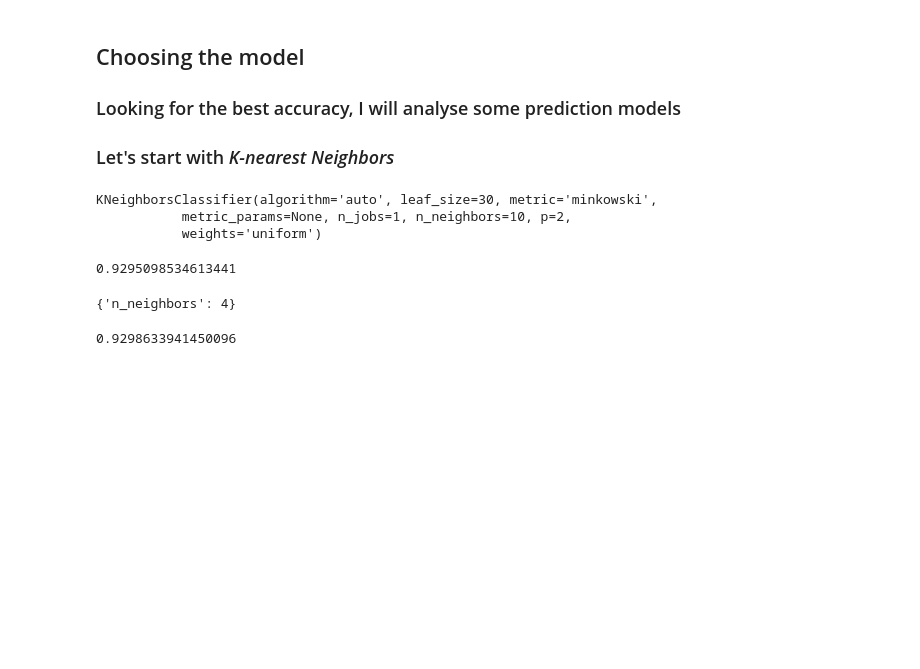
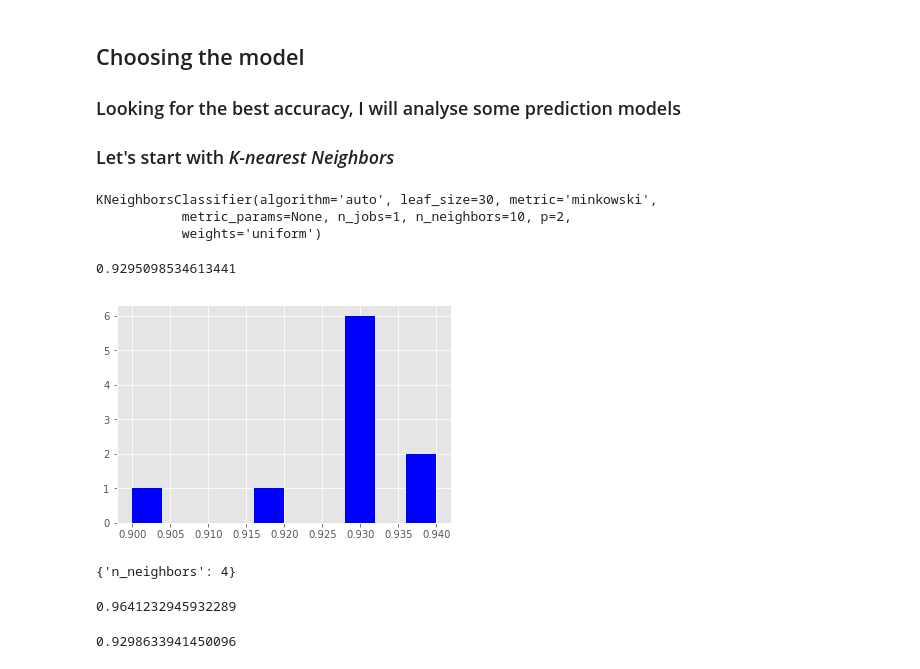
Before and after one commit to MariaGamero/TFM-ReasonsforEmployeeTurnover, a Jupyter notebook: 3.MachineLearning.ipynb, the cells around one changed output. Drawn from its saved outputs; the diff is of its cells as text; code cells hidden in the pictures; blank space fills up the shorter version.

```diff
--- a/3.MachineLearning.ipynb
+++ b/3.MachineLearning.ipynb
@@ -221,6 +233,6 @@ Index(['satisfaction_level', 'last_evaluation', 'number_project',
 # %%
 x=df_numeric[['satisfaction_level', 'last_evaluation', 'number_project',
-       'average_montly_hours', 'time_spend_company', 'Work_accident',
+       'average_montly_hours', 'time_spend_company', 'work_accident',
        'promotion_last_5years', 'high', 'low', 'medium', 'department_numeric']] #X will be the features
 y=df_numeric['left'] #left column will be the target one (1=left, 0 =stay)
 # %%
@@ -257,4 +279,9 @@ from sklearn.metrics import accuracy_score
 accuracy_score(y_test,clf1.predict(x_test))
 # %% [output]
 0.9295098534613441
+# %%
+kn=cross_val_score(clf1,x,y,cv=10,scoring="accuracy")
+plt.hist(kn, color='blue');
+# %% [output]
+[figure, added]
 # %%
@@ -267,6 +295,10 @@ clf1.fit(x,y) #training the model with the best_params
 clf1.best_params_
 # %% [output]
 {'n_neighbors': 4}
+# %%
+accuracy_score(y_test,clf1.predict(x_test))
+# %% [output]
+0.9641232945932289
 # %%
 from sklearn.model_selection import cross_val_score
 # %%
```
Also changed, not shown: parts of 31 cells of this notebook.
